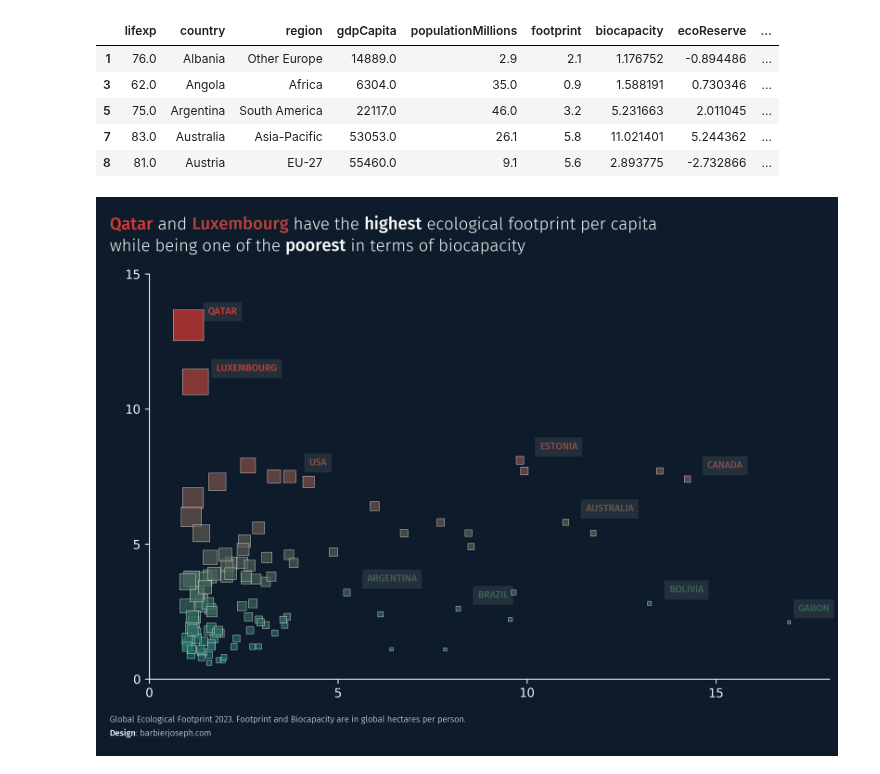
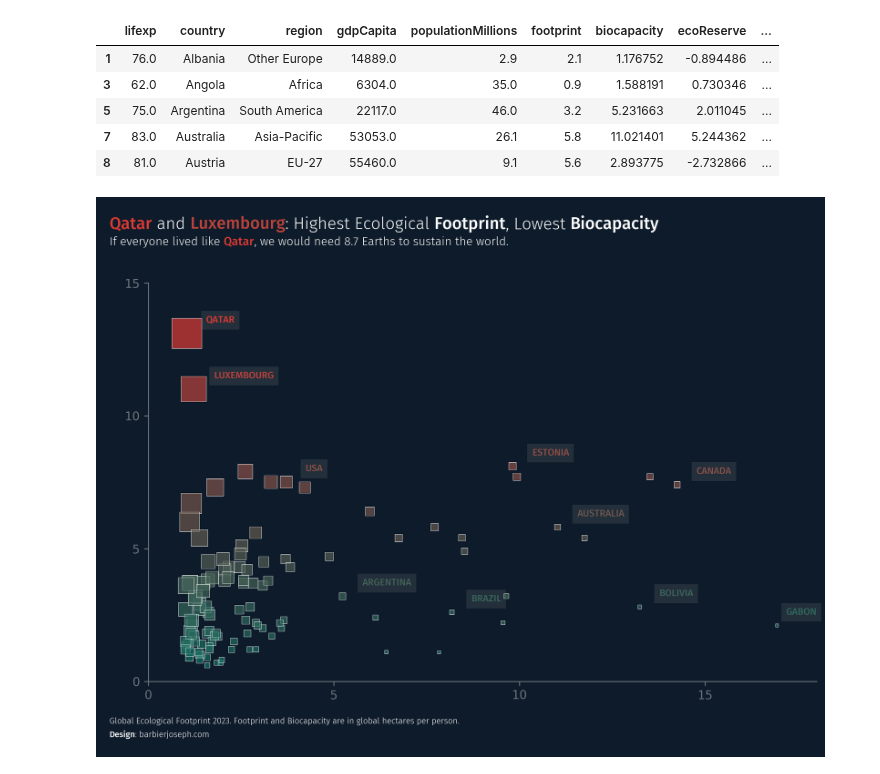
Before and after one commit to JosephBARBIERDARNAL/misc-dataviz, a Jupyter notebook: ecology-country/code.ipynb, the cells around one changed output. Cells and saved outputs as stored; diff of their text form; code cells hidden in the pictures.

```diff
--- a/ecology-country/code.ipynb
+++ b/ecology-country/code.ipynb
@@ -82,6 +82,7 @@ colors = ['#136f63', '#db3a34']
 cmap = create_gradient_colormap(colors)
 background_color = '#0d1b2a'
 text_color = 'white'
+light_text_color = '#6c757d'
 countries_to_annote = [
    'Australia', 'Bolivia', 'Canada',
    'Gabon', 'Brazil', 'Argentina',
@@ -103,9 +104,9 @@ fig, ax = plt.subplots(figsize=(10, 6), dpi=300)
 fig.set_facecolor(background_color)
 ax.set_facecolor(background_color)
 ax.spines[['top', 'right']].set_visible(False)
-ax.spines[['bottom', 'left']].set_color(text_color)
-ax.tick_params(axis='x', colors=text_color)
-ax.tick_params(axis='y', colors=text_color)
+ax.spines[['bottom', 'left']].set_color(light_text_color)
+ax.tick_params(axis='x', colors=light_text_color)
+ax.tick_params(axis='y', colors=light_text_color)
 ax.set_xticks([0, 5, 10, 15])
 ax.set_yticks([0, 5, 10, 15])
 ax.set_xlim(0, 18)
@@ -152,13 +153,14 @@ adjust_text(
 # title
 qatar_color = cmap(data.loc[data['country'] == 'Qatar', c].values[0]/data[c].max())
 luxembourg_color = cmap(data.loc[data['country'] == 'Luxembourg', c].values[0]/data[c].max())
-text = """
-<Qatar> and <Luxembourg> have the <highest> ecological footprint per capita
-while being one of the <poorest> in terms of biocapacity
+qatar_earths = data.loc[data['country'] == 'Qatar', 'earthsRequired'].values[0]
+luxembourg_earths = data.loc[data['country'] == 'Luxembourg', 'earthsRequired'].values[0]
+text = f"""
+<Qatar> and <Luxembourg>: Highest Ecological <Footprint>, Lowest <Biocapacity>
 """
 fig_text(
    0.08,
-   1,
+   1.02,
    text,
    fontsize=14,
    color=text_color,
@@ -170,31 +172,48 @@ fig_text(
       {'font':bold_font, 'color':luxembourg_color},
       {'font':bold_font},
       {'font':bold_font},
+   ],
+   ax=ax
+)
+text = f"""
+If everyone lived like <Qatar>, we would need {qatar_earths:.1f} Earths to sustain the world.
+"""
+fig_text(
+   0.08,
+   0.98,
+   text,
+   fontsize=10,
+   color=text_color,
+   font=font,
+   ha='left',
+   va='top',
+   highlight_textprops=[
+      {'font':bold_font, 'color':qatar_color},
    ],
    ax=ax
 )
 
 # credit and about
 text = """
 Global Ecological Footprint 2023. Footprint and Biocapacity are in global hectares per person.
 <Design>: barbierjoseph.com
 """
 fig_text(
    0.08,
    0.05,
    text,
    fontsize=7,
    font=font,
    color=text_color,
    ha='left',
    va='top',
    highlight_textprops=[
       {'font':bold_font}
    ],
    ax=ax
 )
 
 plt.savefig('scatterplot.png', bbox_inches='tight', dpi=300)
 plt.show()
 # %% [output]
-[figure, old version]
+[figure, new version]
```
Also changed, not shown: 1 other file.
